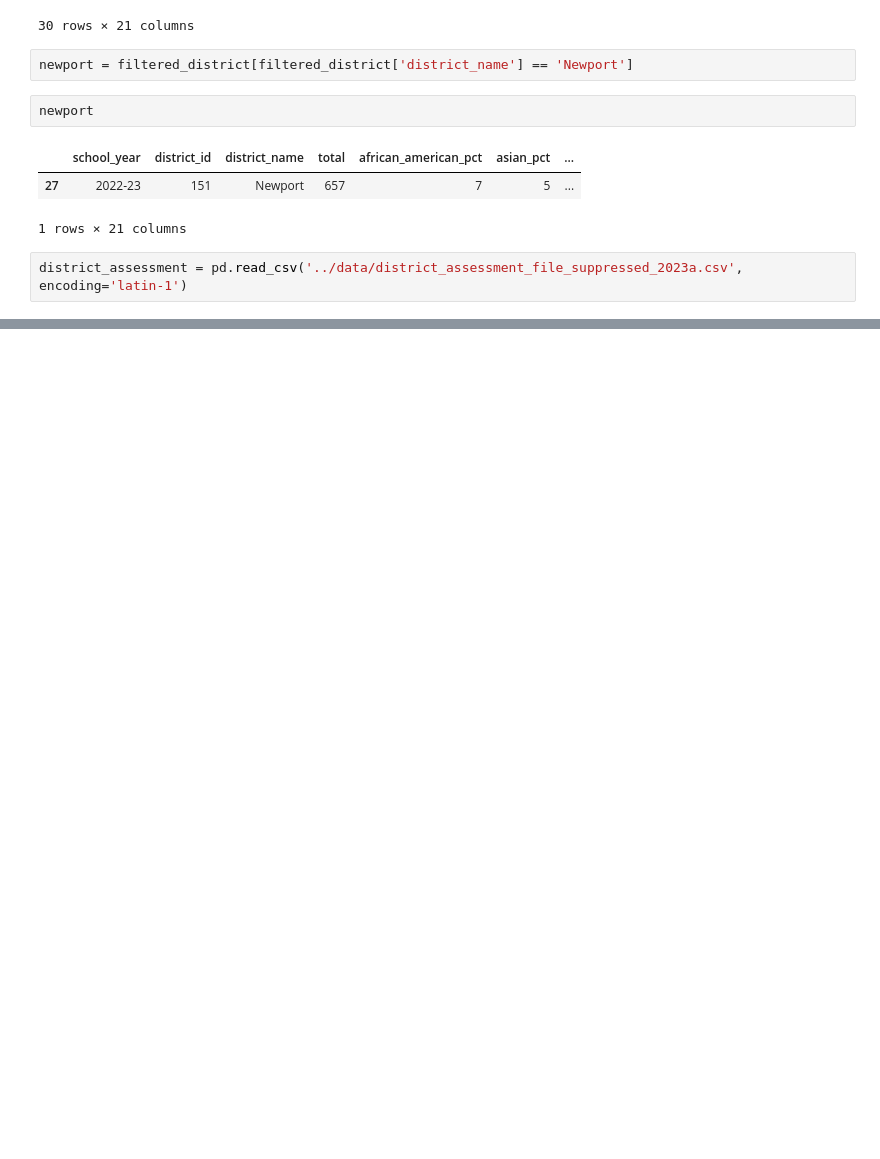
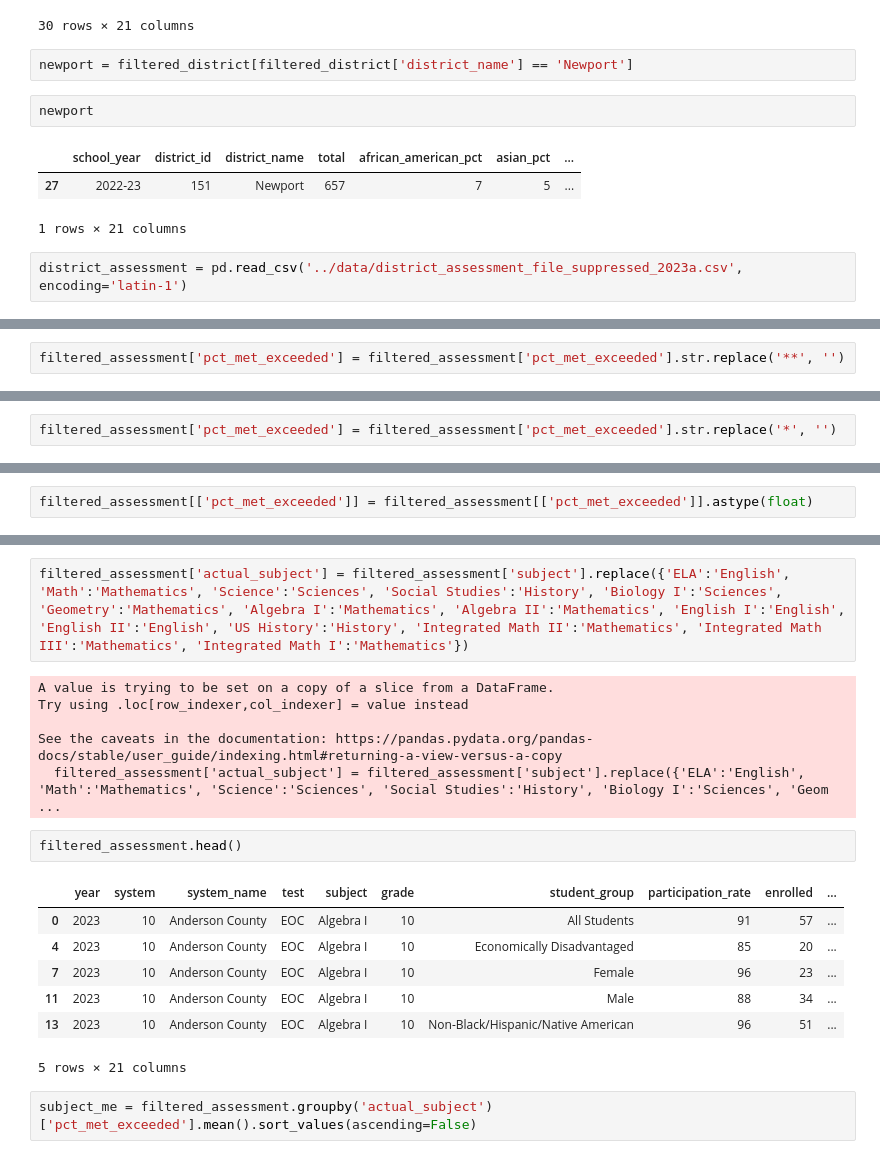
Before and after one commit to jmcapps/education_capstone, a Jupyter notebook: notebooks/test.ipynb, the cells around one changed output, grey strips where cells are left out. Drawn from its saved outputs; the diff is of its cells as text; blank space fills up the shorter version.

```diff
--- a/notebooks/test.ipynb
+++ b/notebooks/test.ipynb
@@ -702,0 +745,2 @@ largest_pct_exceed
+# %%
+filtered_assessment['pct_met_exceeded'] = filtered_assessment['pct_met_exceeded'].str.replace('**', '')
@@ -702,0 +753,2 @@ largest_pct_exceed
+# %%
+filtered_assessment['pct_met_exceeded'] = filtered_assessment['pct_met_exceeded'].str.replace('*', '')
@@ -702,0 +768,2 @@ largest_pct_exceed
+# %%
+filtered_assessment[['pct_met_exceeded']] = filtered_assessment[['pct_met_exceeded']].astype(float)
@@ -702,0 +905,20 @@ largest_pct_exceed
+# %%
+filtered_assessment['actual_subject'] = filtered_assessment['subject'].replace({'ELA':'English', 'Math':'Mathematics', 'Science':'Sciences', 'Social Studies':'History', 'Biology I':'Sciences', 'Geometry':'Mathematics', 'Algebra I':'Mathematics', 'Algebra II':'Mathematics', 'English I':'English', 'English II':'English', 'US History':'History', 'Integrated Math II':'Mathematics', 'Integrated Math III':'Mathematics', 'Integrated Math I':'Mathematics'})
+# %% [output]
+A value is trying to be set on a copy of a slice from a DataFrame.
+Try using .loc[row_indexer,col_indexer] = value instead
+
+See the caveats in the documentation: https://pandas.pydata.org/pandas-docs/stable/user_guide/indexing.html#returning-a-view-versus-a-copy
+  filtered_assessment['actual_subject'] = filtered_assessment['subject'].replace({'ELA':'English', 'Math':'Mathematics', 'Science':'Sciences', 'Social Studies':'History', 'Biology I':'Sciences', 'Geom ...
+# %%
+filtered_assessment.head()
+# %% [output]
+|  | year | system | system_name | test | subject | grade | student_group | participation_rate | enrolled | ... |
+| 0 | 2023 | 10 | Anderson County | EOC | Algebra I | 10 | All Students | 91 | 57 | ... |
+| 4 | 2023 | 10 | Anderson County | EOC | Algebra I | 10 | Economically Disadvantaged | 85 | 20 | ... |
+| 7 | 2023 | 10 | Anderson County | EOC | Algebra I | 10 | Female | 96 | 23 | ... |
+| 11 | 2023 | 10 | Anderson County | EOC | Algebra I | 10 | Male | 88 | 34 | ... |
+| 13 | 2023 | 10 | Anderson County | EOC | Algebra I | 10 | Non-Black/Hispanic/Native American | 96 | 51 | ... |
+5 rows × 21 columns
+# %%
+subject_me = filtered_assessment.groupby('actual_subject')['pct_met_exceeded'].mean().sort_values(ascending=False)
```
Also changed, not shown: parts of 84 cells of this notebook, 2 other files.
